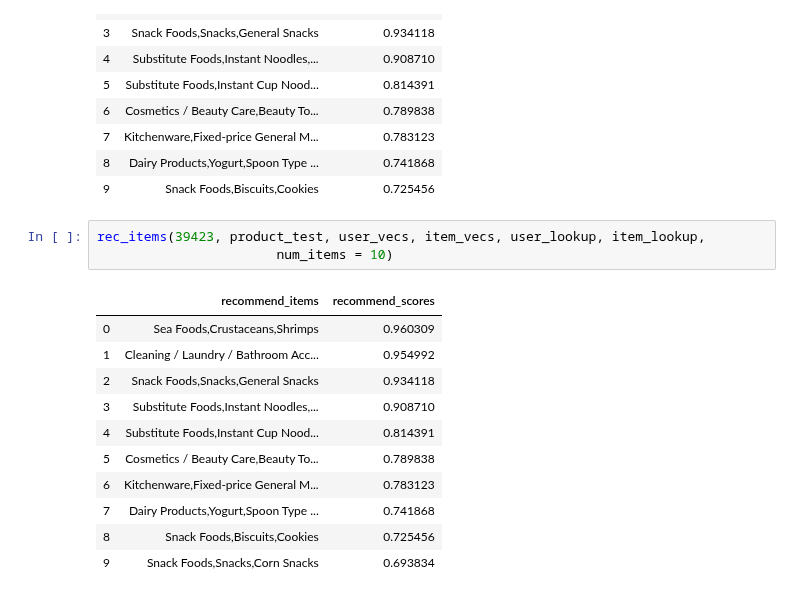
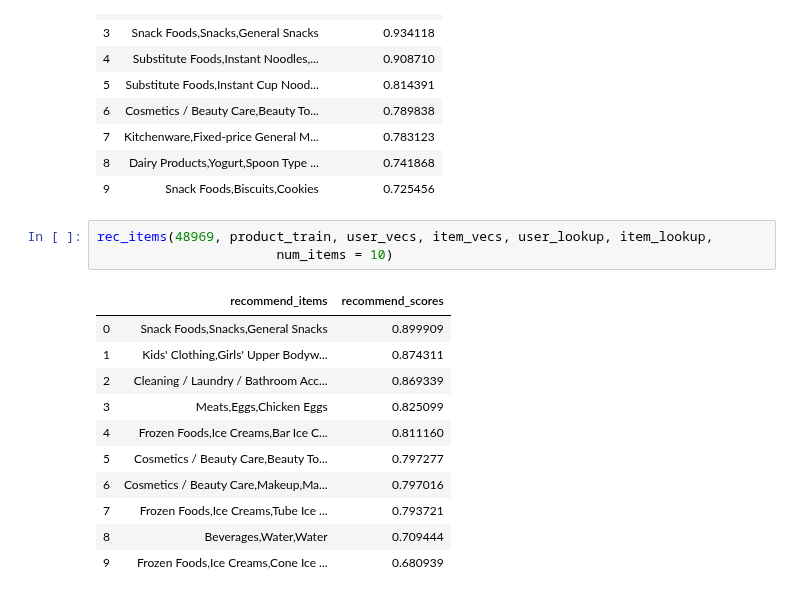
Before and after one commit to hojisu/recommendation-project, a Jupyter notebook: Alternating-Least-Squares-Rec-system.ipynb, the cells around one changed output. Drawn from its saved outputs; the diff is of its cells as text.

```diff
--- a/Alternating-Least-Squares-Rec-system.ipynb
+++ b/Alternating-Least-Squares-Rec-system.ipynb
@@ -920,17 +920,17 @@ rec_items(39423, product_train, user_vecs, item_vecs, user_lookup, item_lookup,
 | 8 | Dairy Products,Yogurt,Spoon Type ... | 0.741868 |
 | 9 | Snack Foods,Biscuits,Cookies | 0.725456 |
 # %%
-rec_items(39423, product_test, user_vecs, item_vecs, user_lookup, item_lookup,
+rec_items(48969, product_train, user_vecs, item_vecs, user_lookup, item_lookup,
                        num_items = 10)
 # %% [output]
 |  | recommend_items | recommend_scores |
-| 0 | Sea Foods,Crustaceans,Shrimps | 0.960309 |
-| 1 | Cleaning / Laundry / Bathroom Acc... | 0.954992 |
-| 2 | Snack Foods,Snacks,General Snacks | 0.934118 |
-| 3 | Substitute Foods,Instant Noodles,... | 0.908710 |
-| 4 | Substitute Foods,Instant Cup Nood... | 0.814391 |
-| 5 | Cosmetics / Beauty Care,Beauty To... | 0.789838 |
-| 6 | Kitchenware,Fixed-price General M... | 0.783123 |
-| 7 | Dairy Products,Yogurt,Spoon Type ... | 0.741868 |
-| 8 | Snack Foods,Biscuits,Cookies | 0.725456 |
-| 9 | Snack Foods,Snacks,Corn Snacks | 0.693834 |
+| 0 | Snack Foods,Snacks,General Snacks | 0.899909 |
+| 1 | Kids' Clothing,Girls' Upper Bodyw... | 0.874311 |
+| 2 | Cleaning / Laundry / Bathroom Acc... | 0.869339 |
+| 3 | Meats,Eggs,Chicken Eggs | 0.825099 |
+| 4 | Frozen Foods,Ice Creams,Bar Ice C... | 0.811160 |
+| 5 | Cosmetics / Beauty Care,Beauty To... | 0.797277 |
+| 6 | Cosmetics / Beauty Care,Makeup,Ma... | 0.797016 |
+| 7 | Frozen Foods,Ice Creams,Tube Ice ... | 0.793721 |
+| 8 | Beverages,Water,Water | 0.709444 |
+| 9 | Frozen Foods,Ice Creams,Cone Ice ... | 0.680939 |
```
